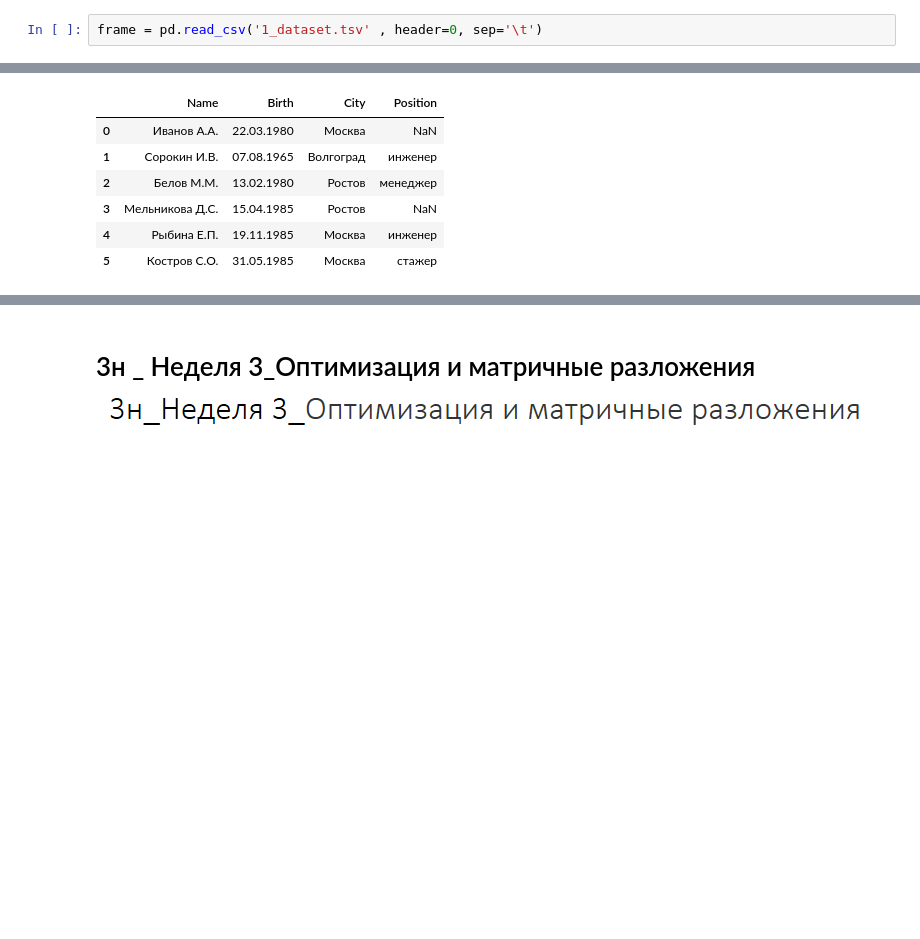
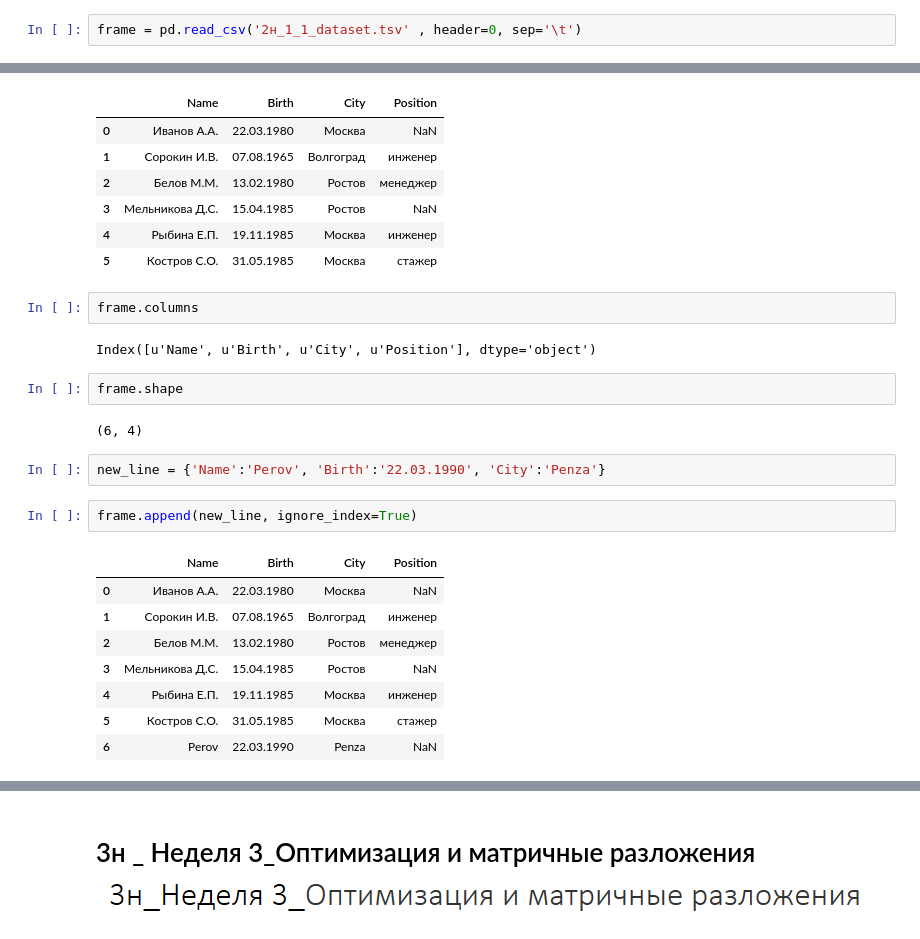
Before and after one commit to PakinIgor/ed_py_mashinnoye-obucheniye, a Jupyter notebook: Coursera_1_Математика и Python для анализа данных/_В работе_Coursera_1_Математика и Python для анализа данных.ipynb, the cells around one changed output, grey strips where cells are left out. Drawn from its saved outputs; the diff is of its cells as text; blank space fills up the shorter version.

```diff
--- a/Coursera_1_Математика и Python для анализа данных/_В работе_Coursera_1_Математика и Python для анализа данных.ipynb
+++ b/Coursera_1_Математика и Python для анализа данных/_В работе_Coursera_1_Математика и Python для анализа данных.ipynb
@@ -104,7 +105,7 @@ frame
 | 8 | a | 8 |
 | 9 | a | 9 |
 # %%
-frame = pd.read_csv('1_dataset.tsv' , header=0, sep='\t')
+frame = pd.read_csv('2н_1_1_dataset.tsv' , header=0, sep='\t')
 # %%
 frame
 # %% [output]
@@ -115,3 +116,24 @@ frame
 | 3 | Мельникова Д.С. | 15.04.1985 | Ростов | NaN |
 | 4 | Рыбина Е.П. | 19.11.1985 | Москва | инженер |
 | 5 | Костров С.О. | 31.05.1985 | Москва | стажер |
+# %%
+frame.columns
+# %% [output]
+Index([u'Name', u'Birth', u'City', u'Position'], dtype='object')
+# %%
+frame.shape
+# %% [output]
+(6, 4)
+# %%
+new_line = {'Name':'Perov', 'Birth':'22.03.1990', 'City':'Penza'}
+# %%
+frame.append(new_line, ignore_index=True)
+# %% [output]
+|  | Name | Birth | City | Position |
+| 0 | Иванов А.А. | 22.03.1980 | Москва | NaN |
+| 1 | Сорокин И.В. | 07.08.1965 | Волгоград | инженер |
+| 2 | Белов М.М. | 13.02.1980 | Ростов | менеджер |
+| 3 | Мельникова Д.С. | 15.04.1985 | Ростов | NaN |
+| 4 | Рыбина Е.П. | 19.11.1985 | Москва | инженер |
+| 5 | Костров С.О. | 31.05.1985 | Москва | стажер |
+| 6 | Perov | 22.03.1990 | Penza | NaN |
```
Also changed, not shown: parts of 76 cells of this notebook, 7 other files.
